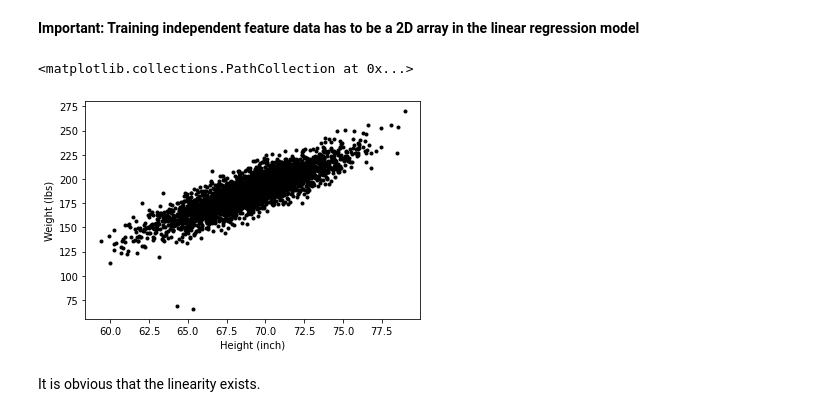
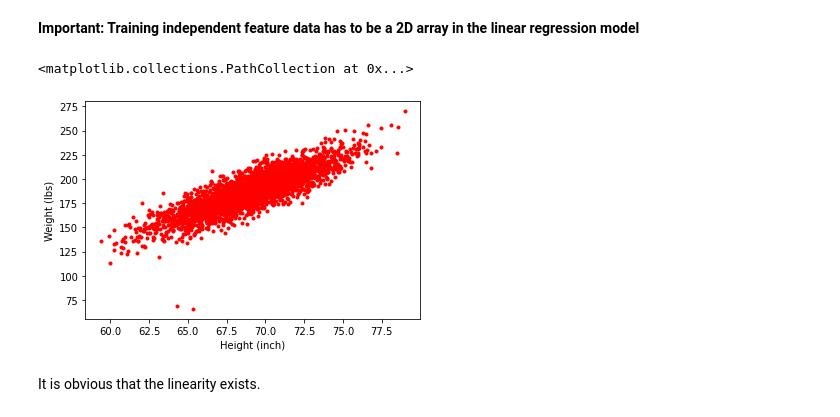
Before and after one commit to lalit13roy/ML, a Jupyter notebook: linear_regression.ipynb, the cells around one changed output. Drawn from its saved outputs; the diff is of its cells as text; code cells hidden in the pictures.

```diff
--- a/linear_regression.ipynb
+++ b/linear_regression.ipynb
@@ -17,25 +17,25 @@ from sklearn.linear_model import LinearRegression         # for working on the m
 # %%
 # read the raw data from github directly
 df = pd.read_csv('https://raw.githubusercontent.com/lalit13roy/ML/main/simpleLinearRegression_Height-Weight-Data.csv')
 
 # define independent feature
 x = df[['Height']]
 
 # define dependent feature
 y = df['Weight']
 
 # Scatter plot to visualize the spread of the data and check linearity
 # add horizontal axis title
 plt.xlabel('Height (inch)')
 
 # add horizontal axis title
 plt.ylabel('Weight (lbs)')
 
 # plot
-plt.scatter(x,y,marker='.',color='black')
+plt.scatter(x,y,marker='.',color='red')
 # %% [output]
 <matplotlib.collections.PathCollection at 0x...>
-[figure, old version]
+[figure, new version]
 # %% [markdown]
 It is obvious that the linearity exists.
 # %% [markdown]
```
